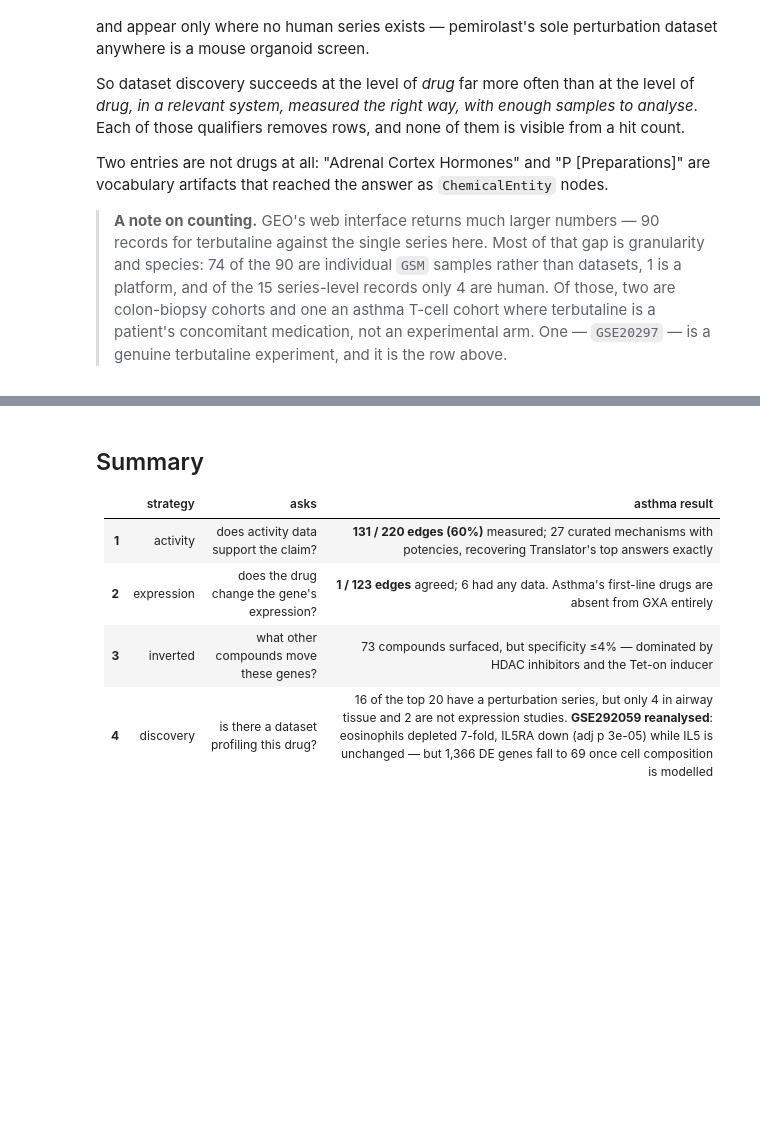
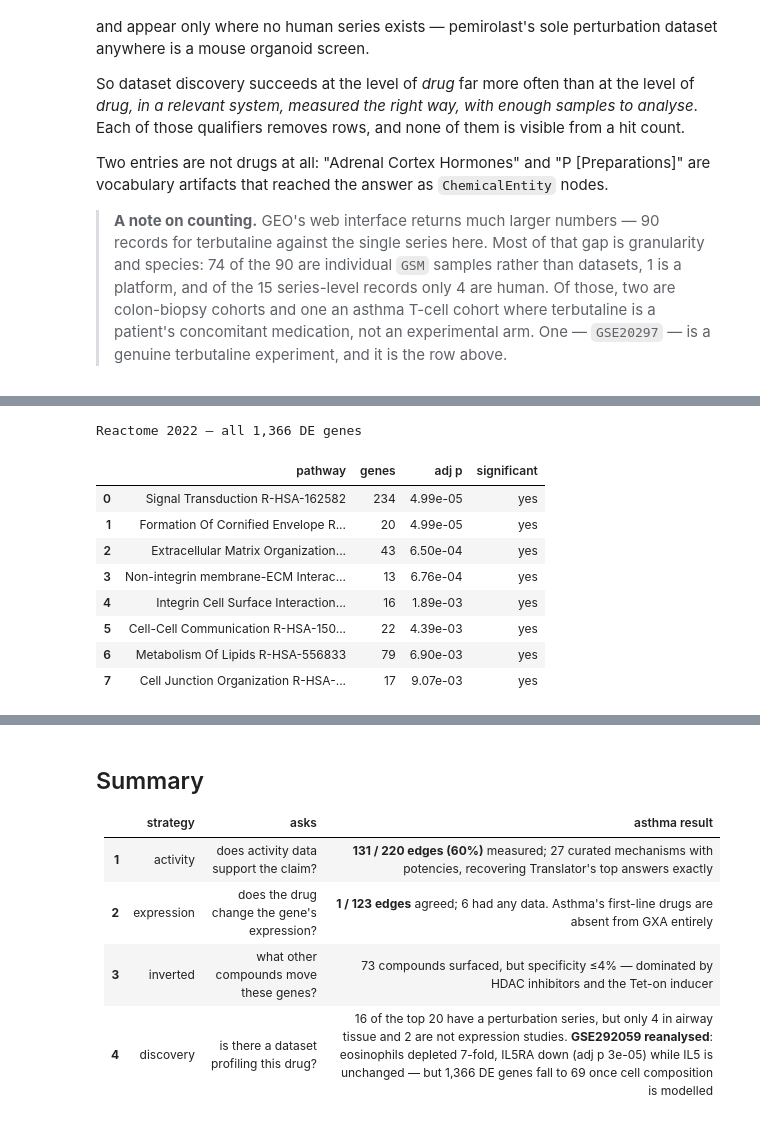
Before and after one commit to andrewsu/translator-nde, a Jupyter notebook: notebooks/asthma_translator_nde.ipynb, the cells around one changed output, grey strips where cells are left out. Saved outputs shown, nothing was run; the diff lists cells and outputs as text; code cells hidden in the pictures; blank space fills up the shorter version.

```diff
--- a/notebooks/asthma_translator_nde.ipynb
+++ b/notebooks/asthma_translator_nde.ipynb
@@ -811,0 +643,20 @@ is robust; the pathway-level result is an artifact of what bulk tissue is.
+# %%
+def enrichment_table(key, top=8):
+    return pd.DataFrame([{"pathway": t["term"], "genes": t["n_genes"],
+                          "adj p": f"{t['adj_p']:.2e}",
+                          "significant": "yes" if t["adj_p"] < 0.05 else "no"}
+                         for t in c["enrichment"][key][:top]])
+
+print(f"Reactome 2022 — all {c['n_significant']:,} DE genes")
+enrichment_table("all:Reactome_2022")
+# %% [output]
+Reactome 2022 — all 1,366 DE genes
+|  | pathway | genes | adj p | significant |
+| 0 | Signal Transduction R-HSA-162582 | 234 | 4.99e-05 | yes |
+| 1 | Formation Of Cornified Envelope R... | 20 | 4.99e-05 | yes |
+| 2 | Extracellular Matrix Organization... | 43 | 6.50e-04 | yes |
+| 3 | Non-integrin membrane-ECM Interac... | 13 | 6.76e-04 | yes |
+| 4 | Integrin Cell Surface Interaction... | 16 | 1.89e-03 | yes |
+| 5 | Cell-Cell Communication R-HSA-150... | 22 | 4.39e-03 | yes |
+| 6 | Metabolism Of Lipids R-HSA-556833 | 79 | 6.90e-03 | yes |
+| 7 | Cell Junction Organization R-HSA-... | 17 | 9.07e-03 | yes |
```
Also changed, not shown: parts of 23 cells of this notebook, 3 other files.
